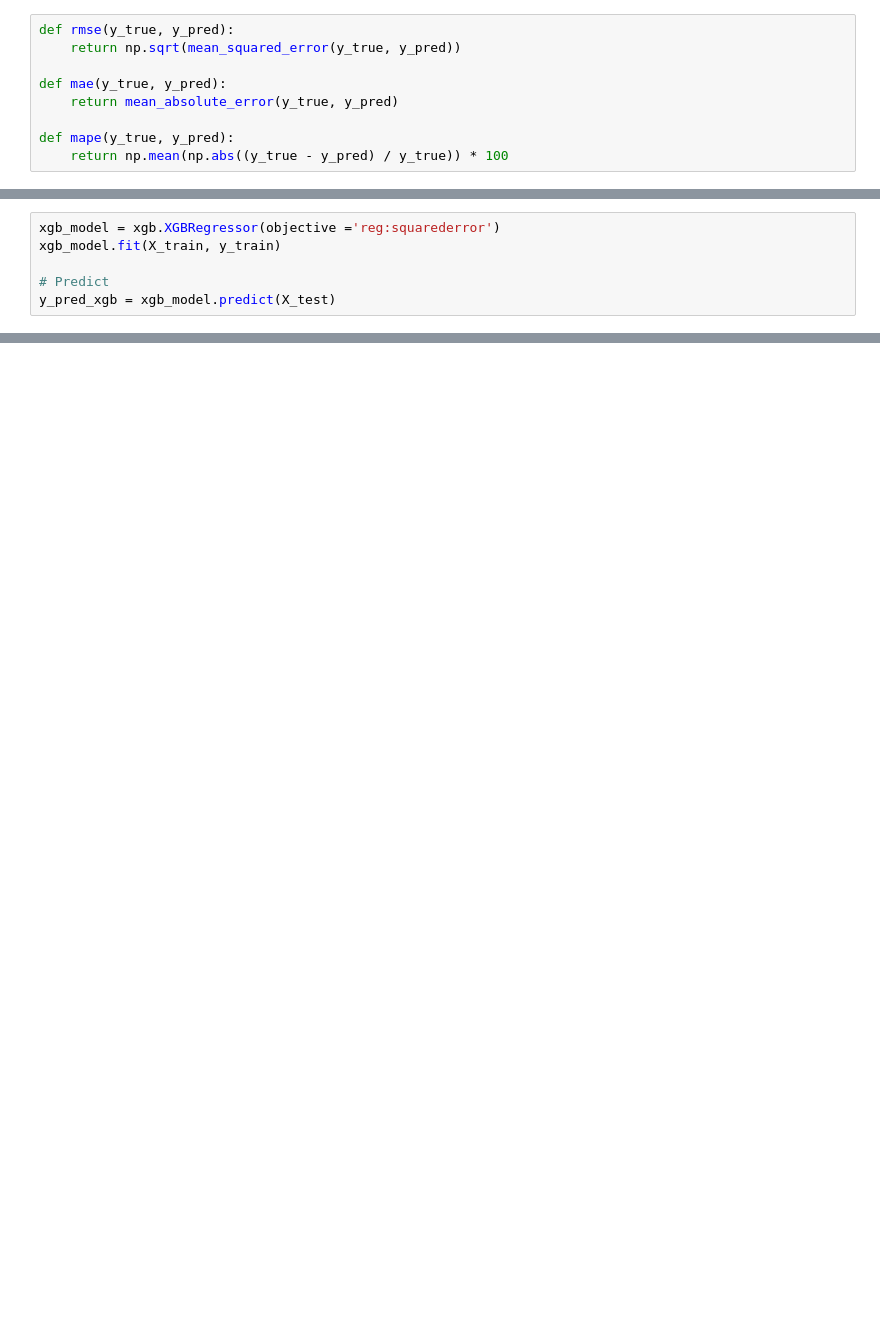
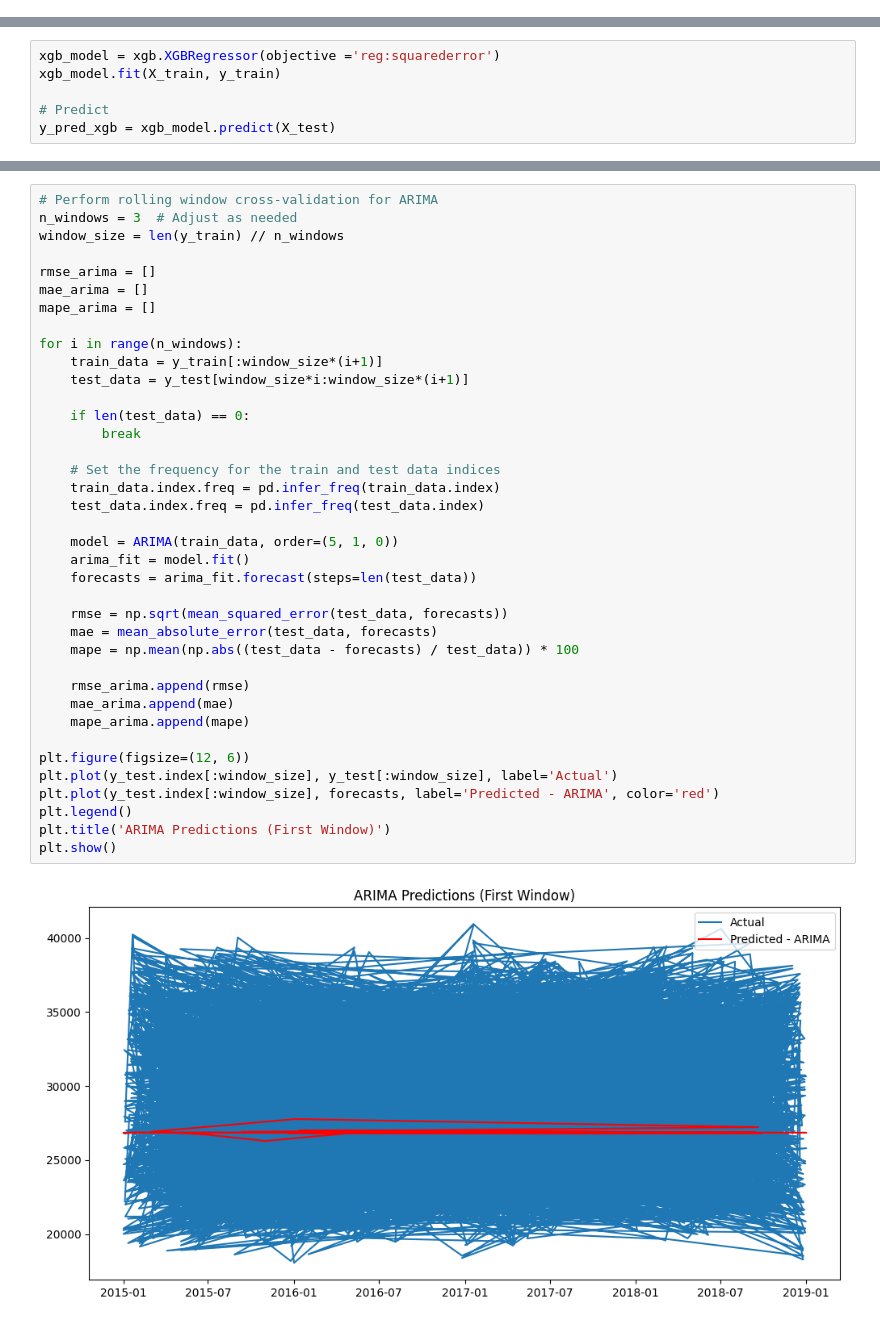
Before and after one commit to avianage/Renewable-Energy-Demand-Forcasting, a Jupyter notebook: main.ipynb, the cells around one changed output, grey strips where cells are left out. Cells and saved outputs as stored; diff of their text form; blank space fills up the shorter version.

```diff
--- a/main.ipynb
+++ b/main.ipynb
@@ -126,12 +131,3 @@ energy["month"] = energy.index.month
-# %%
-def rmse(y_true, y_pred):
-    return np.sqrt(mean_squared_error(y_true, y_pred))
-
-def mae(y_true, y_pred):
-    return mean_absolute_error(y_true, y_pred)
-
-def mape(y_true, y_pred):
-    return np.mean(np.abs((y_true - y_pred) / y_true)) * 100
 # %%
 features = [
     'generation solar', 'generation wind onshore', 'forecast solar day ahead',
@@ -162 +208,41 @@ arima_model_fit = arima_model.fit()
 y_pred_arima = arima_model_fit.forecast(steps=len(y_test))
+# %%
+# Perform rolling window cross-validation for ARIMA
+n_windows = 3  # Adjust as needed
+window_size = len(y_train) // n_windows
+
+rmse_arima = []
+mae_arima = []
+mape_arima = []
+
+for i in range(n_windows):
+    train_data = y_train[:window_size*(i+1)]
+    test_data = y_test[window_size*i:window_size*(i+1)]
+
+    if len(test_data) == 0:
+        break
+
+    # Set the frequency for the train and test data indices
+    train_data.index.freq = pd.infer_freq(train_data.index)
+    test_data.index.freq = pd.infer_freq(test_data.index)
+
+    model = ARIMA(train_data, order=(5, 1, 0))
+    arima_fit = model.fit()
+    forecasts = arima_fit.forecast(steps=len(test_data))
+
+    rmse = np.sqrt(mean_squared_error(test_data, forecasts))
+    mae = mean_absolute_error(test_data, forecasts)
+    mape = np.mean(np.abs((test_data - forecasts) / test_data)) * 100
+
+    rmse_arima.append(rmse)
+    mae_arima.append(mae)
+    mape_arima.append(mape)
+
+plt.figure(figsize=(12, 6))
+plt.plot(y_test.index[:window_size], y_test[:window_size], label='Actual')
+plt.plot(y_test.index[:window_size], forecasts, label='Predicted - ARIMA', color='red')
+plt.legend()
+plt.title('ARIMA Predictions (First Window)')
+plt.show()
+# %% [output]
+[figure, added]
```
Also changed, not shown: parts of 31 cells of this notebook.
